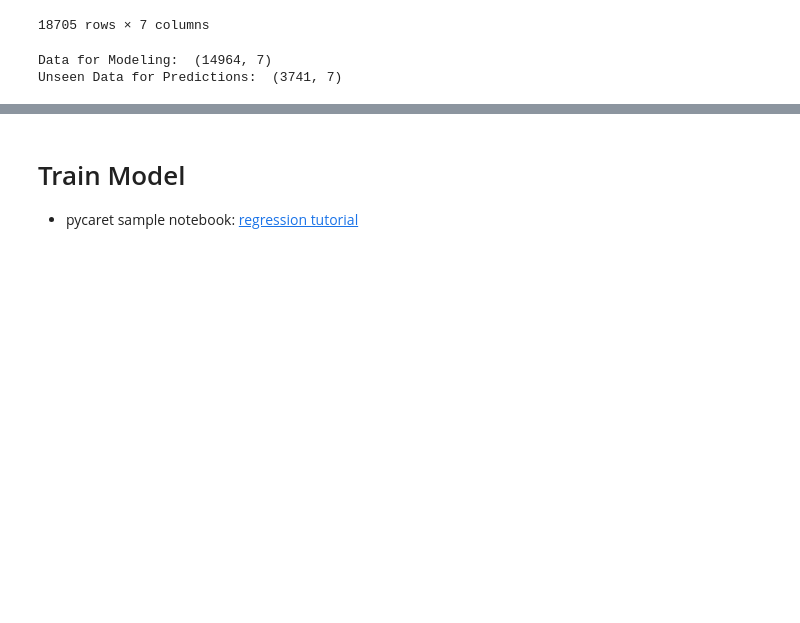
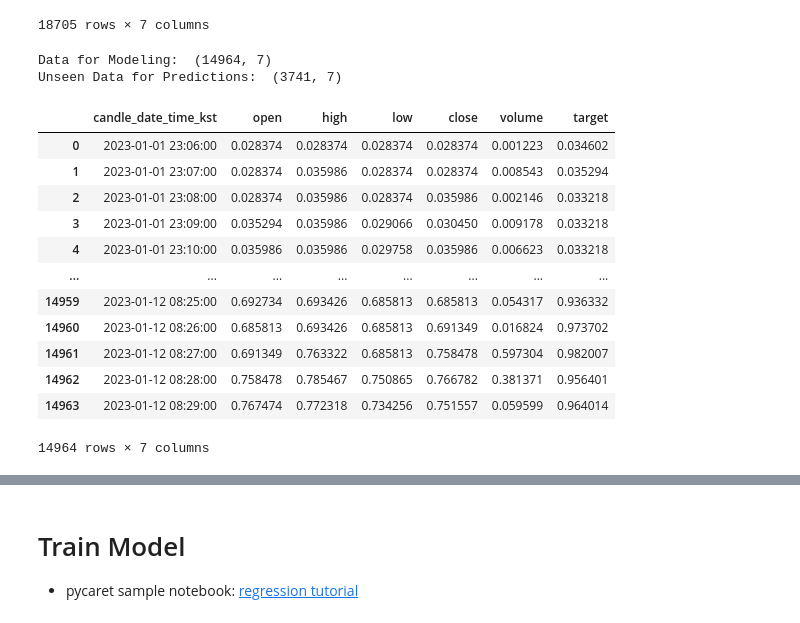
Before and after one commit to lhb0803/DE-study, a Jupyter notebook: modeling/automl.ipynb, the cells around one changed output, grey strips where cells are left out. Drawn from its saved outputs; the diff is of its cells as text; code cells hidden in the pictures; blank space fills up the shorter version.

```diff
--- a/modeling/automl.ipynb
+++ b/modeling/automl.ipynb
@@ -99,3 +117,19 @@ print('Unseen Data for Predictions: ', str(data_test.shape))
 # %% [output]
 Data for Modeling:  (14964, 7)
 Unseen Data for Predictions:  (3741, 7)
+# %%
+data_train
+# %% [output]
+|  | candle_date_time_kst | open | high | low | close | volume | target |
+| 0 | 2023-01-01 23:06:00 | 0.028374 | 0.028374 | 0.028374 | 0.028374 | 0.001223 | 0.034602 |
+| 1 | 2023-01-01 23:07:00 | 0.028374 | 0.035986 | 0.028374 | 0.028374 | 0.008543 | 0.035294 |
+| 2 | 2023-01-01 23:08:00 | 0.028374 | 0.035986 | 0.028374 | 0.035986 | 0.002146 | 0.033218 |
+| 3 | 2023-01-01 23:09:00 | 0.035294 | 0.035986 | 0.029066 | 0.030450 | 0.009178 | 0.033218 |
+| 4 | 2023-01-01 23:10:00 | 0.035986 | 0.035986 | 0.029758 | 0.035986 | 0.006623 | 0.033218 |
+| ... | ... | ... | ... | ... | ... | ... | ... |
+| 14959 | 2023-01-12 08:25:00 | 0.692734 | 0.693426 | 0.685813 | 0.685813 | 0.054317 | 0.936332 |
+| 14960 | 2023-01-12 08:26:00 | 0.685813 | 0.693426 | 0.685813 | 0.691349 | 0.016824 | 0.973702 |
+| 14961 | 2023-01-12 08:27:00 | 0.691349 | 0.763322 | 0.685813 | 0.758478 | 0.597304 | 0.982007 |
+| 14962 | 2023-01-12 08:28:00 | 0.758478 | 0.785467 | 0.750865 | 0.766782 | 0.381371 | 0.956401 |
+| 14963 | 2023-01-12 08:29:00 | 0.767474 | 0.772318 | 0.734256 | 0.751557 | 0.059599 | 0.964014 |
+14964 rows × 7 columns
```
Also changed, not shown: parts of 14 cells of this notebook.
